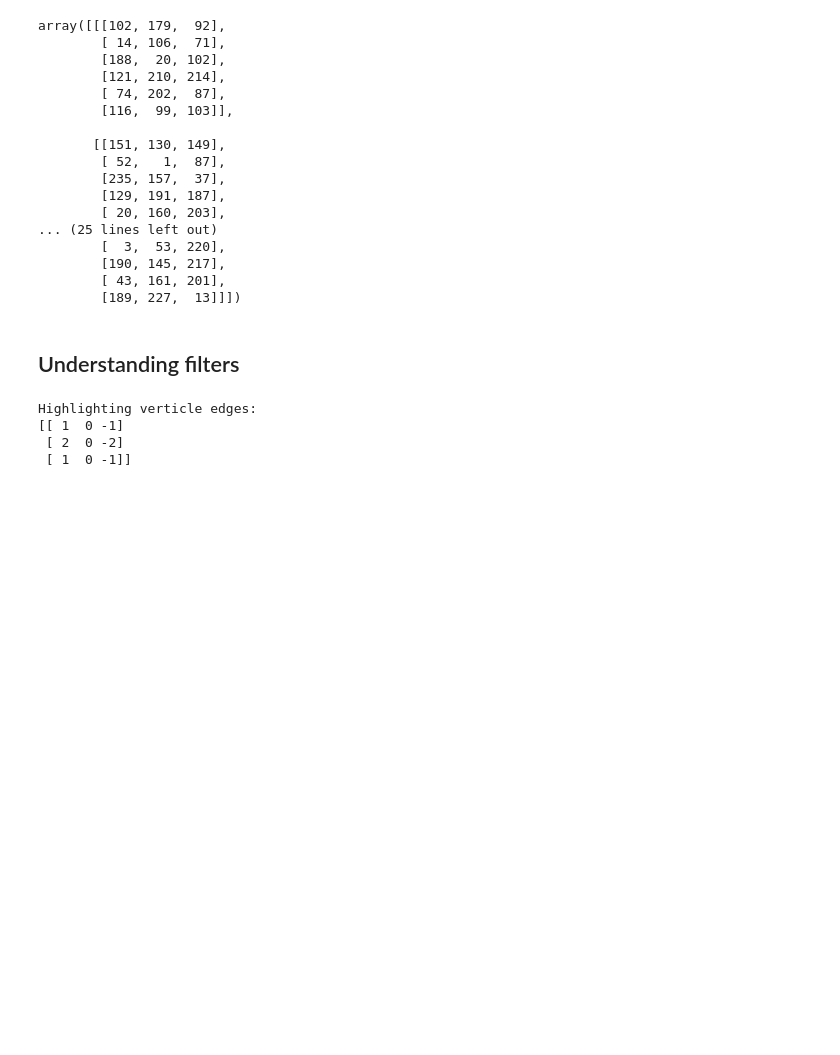
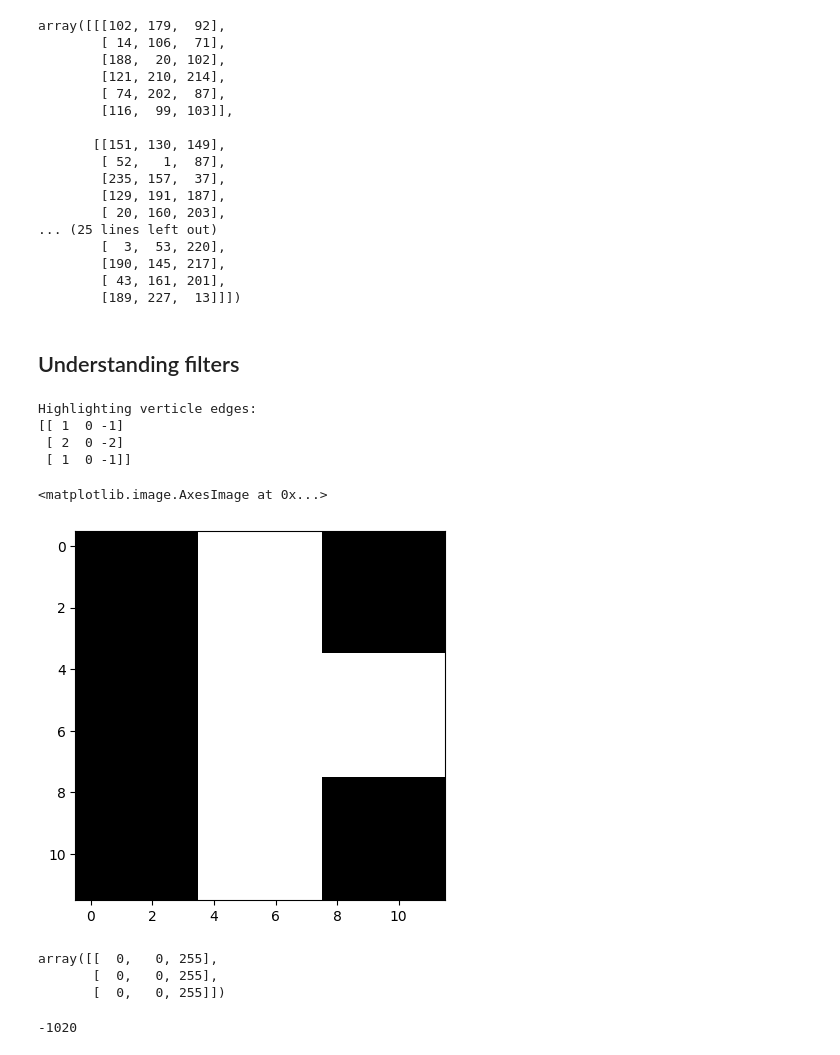
Before and after one commit to syedshahlal/Understanding_Computer_Vision, a Jupyter notebook: Understanding_Images_and_CV_basics.ipynb, the cells around one changed output. Cells and saved outputs as stored; diff of their text form; code cells hidden in the pictures; blank space fills up the shorter version.

```diff
--- a/Understanding_Images_and_CV_basics.ipynb
+++ b/Understanding_Images_and_CV_basics.ipynb
@@ -156,3 +156,39 @@ def simple_conv(imgFilter, picture):
           temp.append(z)
   resultant_img = np.array(temp).reshape(final_rows, final_cols)
   return resultant_img
+# %%
+example1 = [
+    [0,0,0,0,255,255,255,255,0,0,0,0],
+    [0,0,0,0,255,255,255,255,0,0,0,0],
+    [0,0,0,0,255,255,255,255,0,0,0,0],
+    [0,0,0,0,255,255,255,255,0,0,0,0],
+    [0,0,0,0,255,255,255,255,255,255,255,255],
+    [0,0,0,0,255,255,255,255,255,255,255,255],
+    [0,0,0,0,255,255,255,255,255,255,255,255],
+    [0,0,0,0,255,255,255,255,255,255,255,255],
+    [0,0,0,0,255,255,255,255,0,0,0,0],
+    [0,0,0,0,255,255,255,255,0,0,0,0],
+    [0,0,0,0,255,255,255,255,0,0,0,0],
+    [0,0,0,0,255,255,255,255,0,0,0,0],
+            ]
+
+example1 = np.array(example1)
+# %%
+plt.imshow(example1, cmap="gray")
+# %% [output]
+<matplotlib.image.AxesImage at 0x...>
+[figure, added]
+# %%
+k = 3
+v_stride = 0
+h_stride = 0 + 1 + 1
+target_area = example1[v_stride: v_stride + k, h_stride: h_stride + k]
+target_area
+# %% [output]
+array([[  0,   0, 255],
+       [  0,   0, 255],
+       [  0,   0, 255]])
+# %%
+sum(sum(target_area*sobel))
+# %% [output]
+-1020
```
Also changed, not shown: parts of 7 cells of this notebook.
